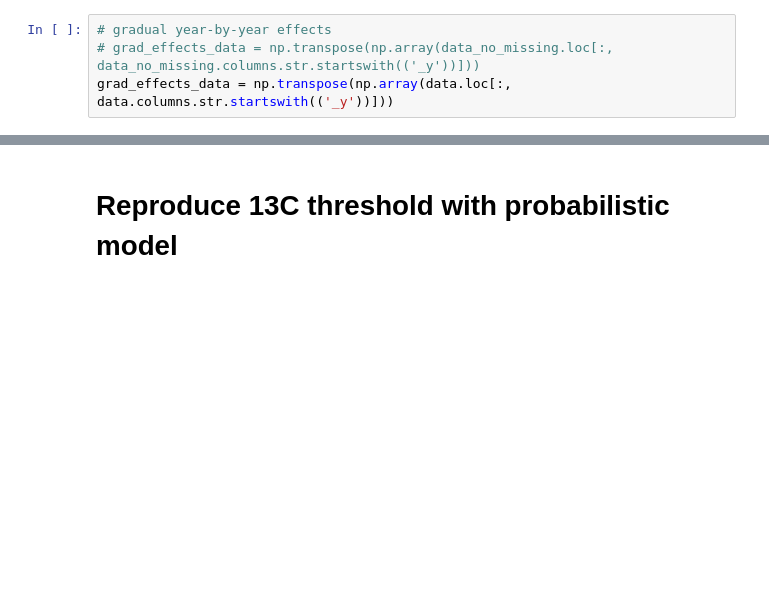
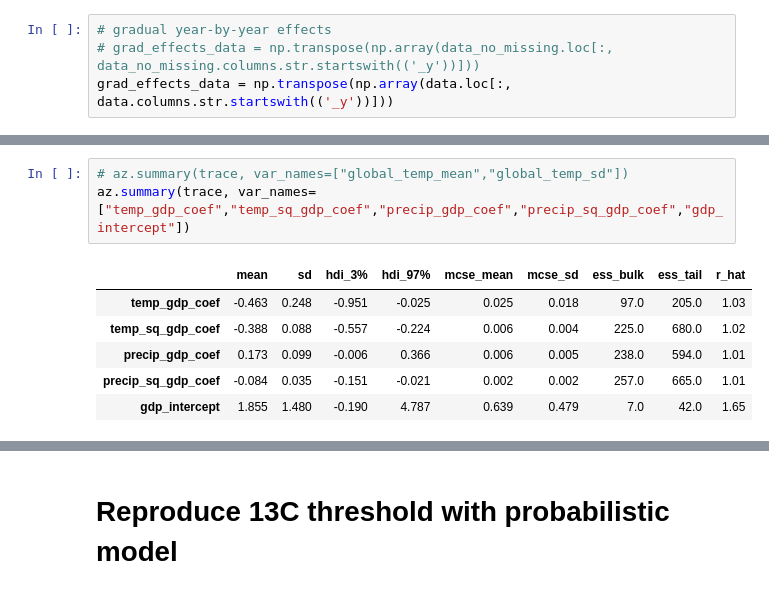
Before and after one commit to greenguy33/environmental-bayesian-modeling, a Jupyter notebook: notebooks/Burke_paper_reproduction.ipynb, the cells around one changed output, grey strips where cells are left out. Cells and saved outputs as stored; diff of their text form; blank space fills up the shorter version.

```diff
--- a/notebooks/Burke_paper_reproduction.ipynb
+++ b/notebooks/Burke_paper_reproduction.ipynb
@@ -225,3 +194,13 @@ Coordinates:
+# %%
+# az.summary(trace, var_names=["global_temp_mean","global_temp_sd"])
+az.summary(trace, var_names=["temp_gdp_coef","temp_sq_gdp_coef","precip_gdp_coef","precip_sq_gdp_coef","gdp_intercept"])
+# %% [output]
+|  | mean | sd | hdi_3% | hdi_97% | mcse_mean | mcse_sd | ess_bulk | ess_tail | r_hat |
+| temp_gdp_coef | -0.463 | 0.248 | -0.951 | -0.025 | 0.025 | 0.018 | 97.0 | 205.0 | 1.03 |
+| temp_sq_gdp_coef | -0.388 | 0.088 | -0.557 | -0.224 | 0.006 | 0.004 | 225.0 | 680.0 | 1.02 |
+| precip_gdp_coef | 0.173 | 0.099 | -0.006 | 0.366 | 0.006 | 0.005 | 238.0 | 594.0 | 1.01 |
+| precip_sq_gdp_coef | -0.084 | 0.035 | -0.151 | -0.021 | 0.002 | 0.002 | 257.0 | 665.0 | 1.01 |
+| gdp_intercept | 1.855 | 1.480 | -0.190 | 4.787 | 0.639 | 0.479 | 7.0 | 42.0 | 1.65 |
 # %%
 fig = az.plot_ppc(prior,group="prior",var_names=["temp_posterior"]).ravel()[0].figure
 fig.show()
```
Also changed, not shown: parts of 15 cells of this notebook, 11 other files.
